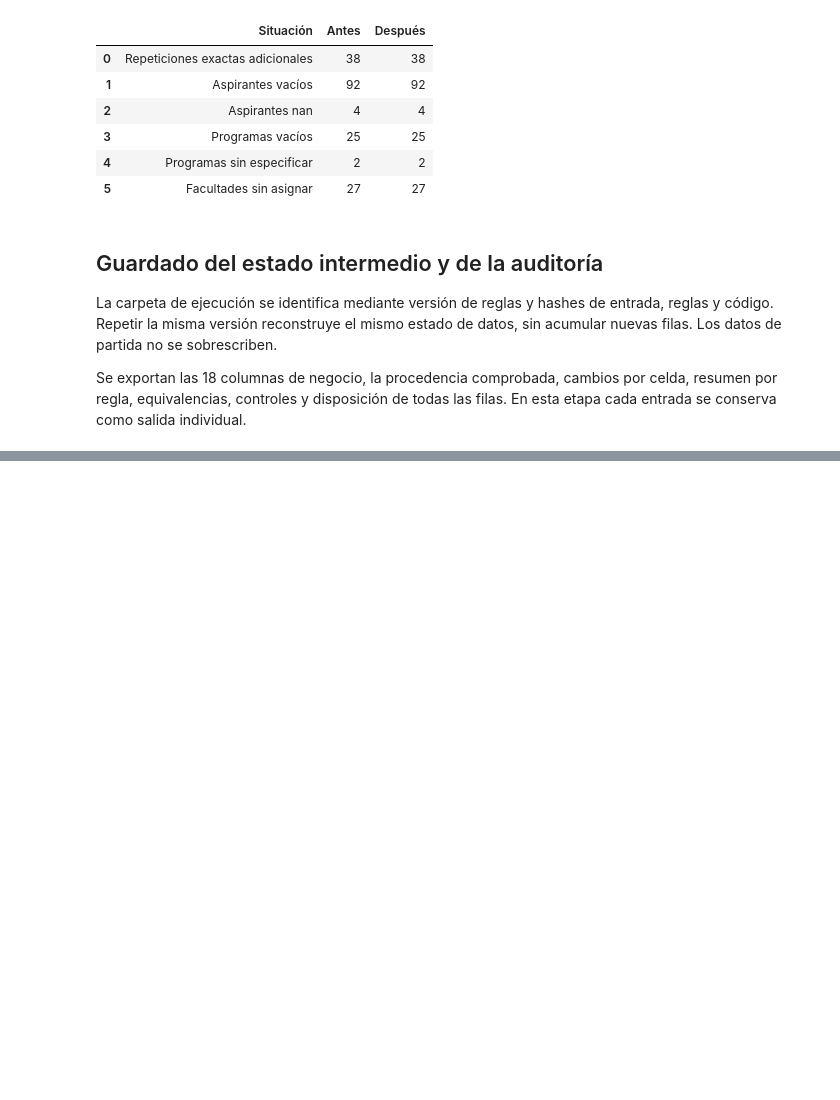
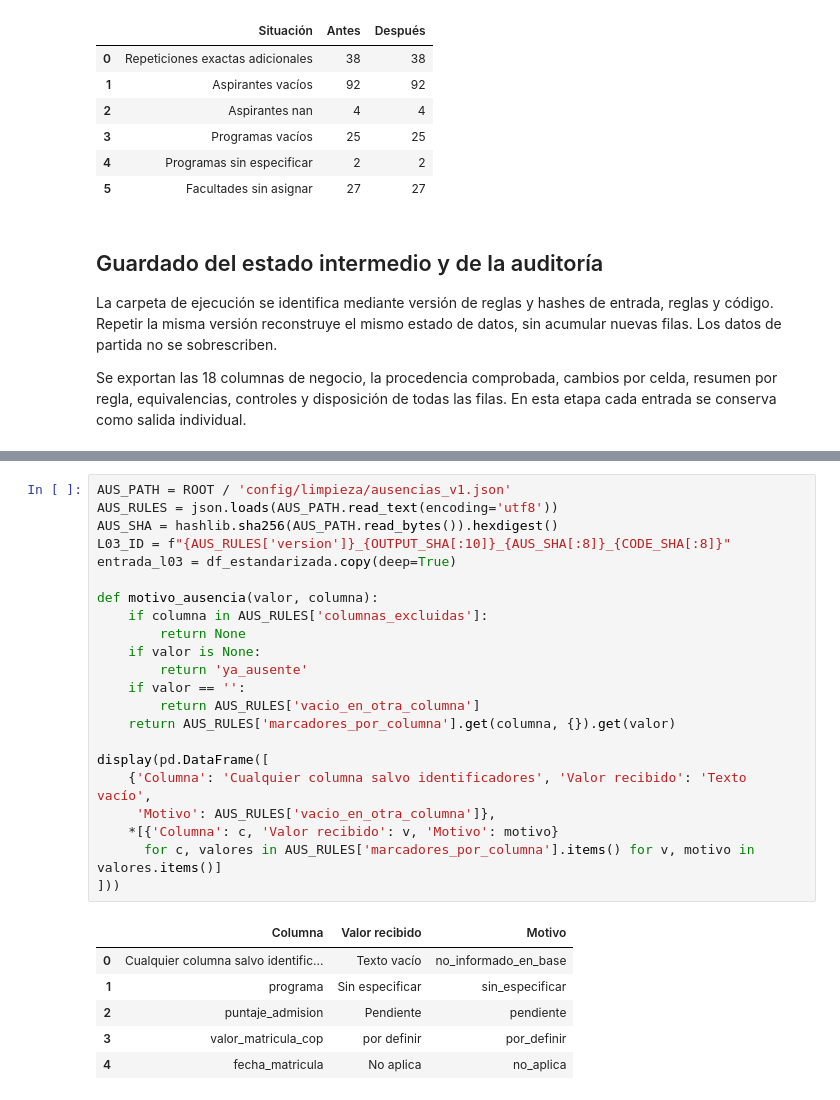
Before and after one commit to vivi-25-P/Analitica_Admisiones_Universitarias, a Jupyter notebook: notebooks/02_limpieza_base_unificada.ipynb, the cells around one changed output, grey strips where cells are left out. Drawn from its saved outputs; the diff is of its cells as text; blank space fills up the shorter version.

```diff
--- a/notebooks/02_limpieza_base_unificada.ipynb
+++ b/notebooks/02_limpieza_base_unificada.ipynb
@@ -506,0 +519,29 @@ Auditoría: reports/limpieza/ejecuciones/estandarizacion_v1_f77076f7d8_150bd123_
+# %%
+AUS_PATH = ROOT / 'config/limpieza/ausencias_v1.json'
+AUS_RULES = json.loads(AUS_PATH.read_text(encoding='utf8'))
+AUS_SHA = hashlib.sha256(AUS_PATH.read_bytes()).hexdigest()
+L03_ID = f"{AUS_RULES['version']}_{OUTPUT_SHA[:10]}_{AUS_SHA[:8]}_{CODE_SHA[:8]}"
+entrada_l03 = df_estandarizada.copy(deep=True)
+
+def motivo_ausencia(valor, columna):
+    if columna in AUS_RULES['columnas_excluidas']:
+        return None
+    if valor is None:
+        return 'ya_ausente'
+    if valor == '':
+        return AUS_RULES['vacio_en_otra_columna']
+    return AUS_RULES['marcadores_por_columna'].get(columna, {}).get(valor)
+
+display(pd.DataFrame([
+    {'Columna': 'Cualquier columna salvo identificadores', 'Valor recibido': 'Texto vacío',
+     'Motivo': AUS_RULES['vacio_en_otra_columna']},
+    *[{'Columna': c, 'Valor recibido': v, 'Motivo': motivo}
+      for c, valores in AUS_RULES['marcadores_por_columna'].items() for v, motivo in valores.items()]
+]))
+# %% [output]
+|  | Columna | Valor recibido | Motivo |
+| 0 | Cualquier columna salvo identific... | Texto vacío | no_informado_en_base |
+| 1 | programa | Sin especificar | sin_especificar |
+| 2 | puntaje_admision | Pendiente | pendiente |
+| 3 | valor_matricula_cop | por definir | por_definir |
+| 4 | fecha_matricula | No aplica | no_aplica |
```
Also changed, not shown: parts of 9 cells of this notebook, 31 other files.
